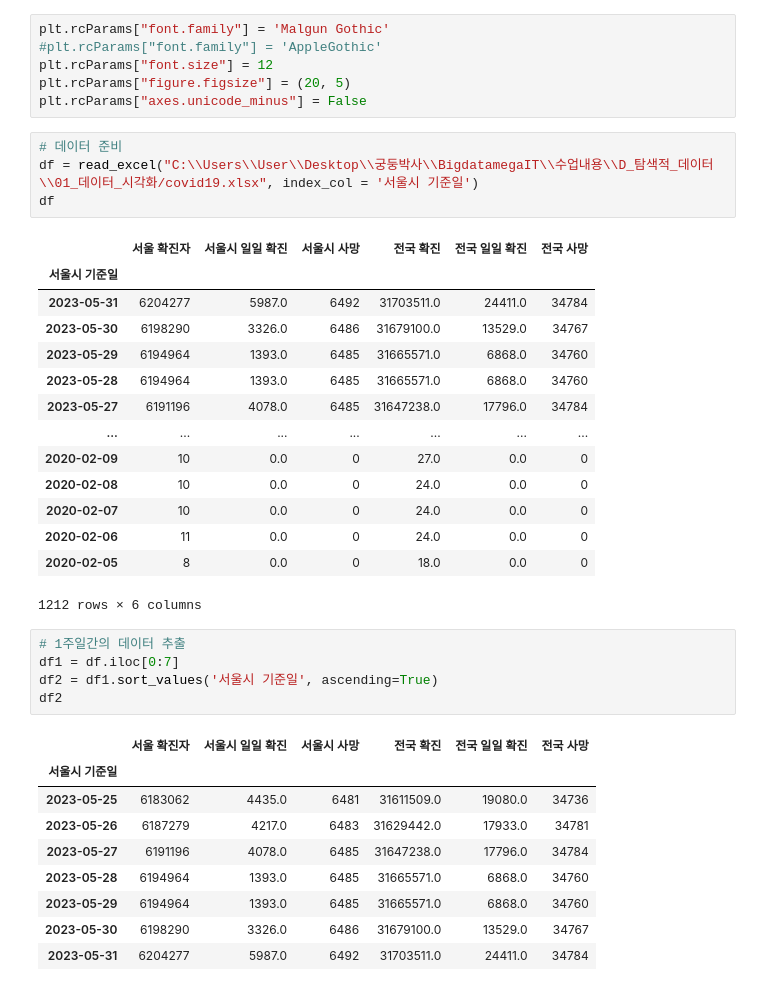
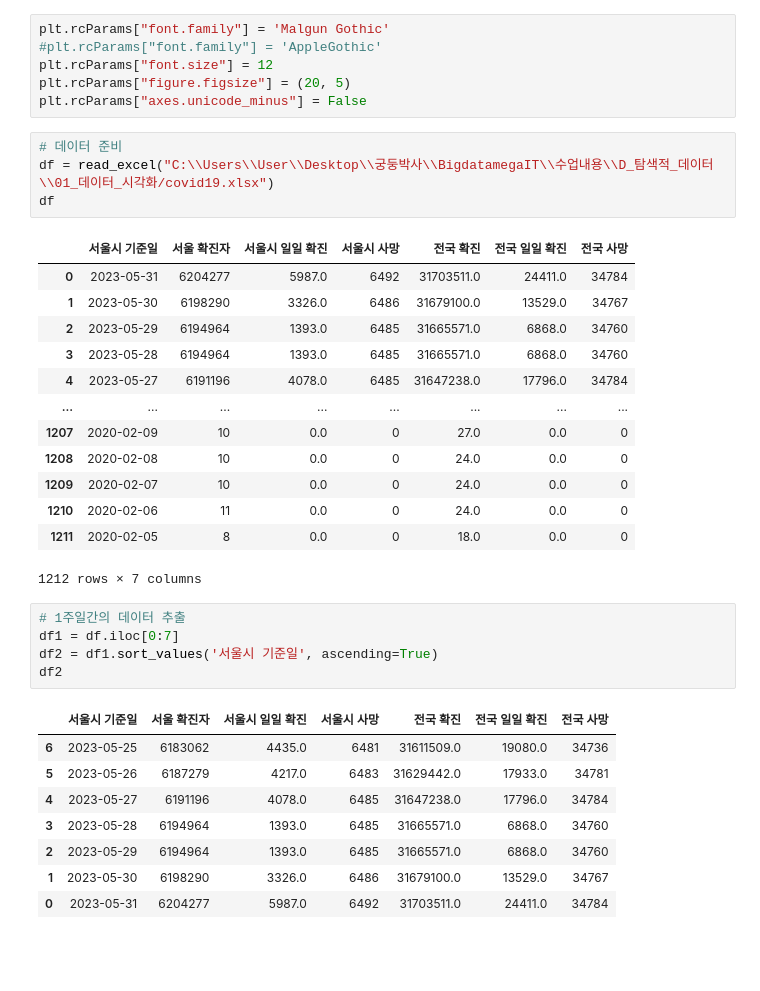
Before and after one commit to MDBluequasar/BigdatamegaIT, a Jupyter notebook: 수업내용/D_탐색적_데이터/01_데이터_시각화/연습문제(2)나의풀이.ipynb, the cells around one changed output. Cells and saved outputs as stored; diff of their text form; blank space fills up the shorter version.

```diff
--- a/수업내용/D_탐색적_데이터/01_데이터_시각화/연습문제(2)나의풀이.ipynb
+++ b/수업내용/D_탐색적_데이터/01_데이터_시각화/연습문제(2)나의풀이.ipynb
@@ -11,35 +11,33 @@ plt.rcParams["figure.figsize"] = (20, 5)
 plt.rcParams["axes.unicode_minus"] = False
 # %%
 # 데이터 준비
-df = read_excel("C:\\Users\\User\\Desktop\\궁둥박사\\BigdatamegaIT\\수업내용\\D_탐색적_데이터\\01_데이터_시각화/covid19.xlsx", index_col = '서울시 기준일')
+df = read_excel("C:\\Users\\User\\Desktop\\궁둥박사\\BigdatamegaIT\\수업내용\\D_탐색적_데이터\\01_데이터_시각화/covid19.xlsx")
 df
 # %% [output]
-|  | 서울 확진자 | 서울시 일일 확진 | 서울시 사망 | 전국 확진 | 전국 일일 확진 | 전국 사망 |
-| 서울시 기준일 |  |  |  |  |  |  |
-| 2023-05-31 | 6204277 | 5987.0 | 6492 | 31703511.0 | 24411.0 | 34784 |
-| 2023-05-30 | 6198290 | 3326.0 | 6486 | 31679100.0 | 13529.0 | 34767 |
-| 2023-05-29 | 6194964 | 1393.0 | 6485 | 31665571.0 | 6868.0 | 34760 |
-| 2023-05-28 | 6194964 | 1393.0 | 6485 | 31665571.0 | 6868.0 | 34760 |
-| 2023-05-27 | 6191196 | 4078.0 | 6485 | 31647238.0 | 17796.0 | 34784 |
-| ... | ... | ... | ... | ... | ... | ... |
-| 2020-02-09 | 10 | 0.0 | 0 | 27.0 | 0.0 | 0 |
-| 2020-02-08 | 10 | 0.0 | 0 | 24.0 | 0.0 | 0 |
-| 2020-02-07 | 10 | 0.0 | 0 | 24.0 | 0.0 | 0 |
-| 2020-02-06 | 11 | 0.0 | 0 | 24.0 | 0.0 | 0 |
-| 2020-02-05 | 8 | 0.0 | 0 | 18.0 | 0.0 | 0 |
+|  | 서울시 기준일 | 서울 확진자 | 서울시 일일 확진 | 서울시 사망 | 전국 확진 | 전국 일일 확진 | 전국 사망 |
+| 0 | 2023-05-31 | 6204277 | 5987.0 | 6492 | 31703511.0 | 24411.0 | 34784 |
+| 1 | 2023-05-30 | 6198290 | 3326.0 | 6486 | 31679100.0 | 13529.0 | 34767 |
+| 2 | 2023-05-29 | 6194964 | 1393.0 | 6485 | 31665571.0 | 6868.0 | 34760 |
+| 3 | 2023-05-28 | 6194964 | 1393.0 | 6485 | 31665571.0 | 6868.0 | 34760 |
+| 4 | 2023-05-27 | 6191196 | 4078.0 | 6485 | 31647238.0 | 17796.0 | 34784 |
+| ... | ... | ... | ... | ... | ... | ... | ... |
+| 1207 | 2020-02-09 | 10 | 0.0 | 0 | 27.0 | 0.0 | 0 |
+| 1208 | 2020-02-08 | 10 | 0.0 | 0 | 24.0 | 0.0 | 0 |
+| 1209 | 2020-02-07 | 10 | 0.0 | 0 | 24.0 | 0.0 | 0 |
+| 1210 | 2020-02-06 | 11 | 0.0 | 0 | 24.0 | 0.0 | 0 |
+| 1211 | 2020-02-05 | 8 | 0.0 | 0 | 18.0 | 0.0 | 0 |
-1212 rows × 6 columns
+1212 rows × 7 columns
 # %%
 # 1주일간의 데이터 추출
 df1 = df.iloc[0:7]
 df2 = df1.sort_values('서울시 기준일', ascending=True)
 df2
 # %% [output]
-|  | 서울 확진자 | 서울시 일일 확진 | 서울시 사망 | 전국 확진 | 전국 일일 확진 | 전국 사망 |
-| 서울시 기준일 |  |  |  |  |  |  |
-| 2023-05-25 | 6183062 | 4435.0 | 6481 | 31611509.0 | 19080.0 | 34736 |
-| 2023-05-26 | 6187279 | 4217.0 | 6483 | 31629442.0 | 17933.0 | 34781 |
-| 2023-05-27 | 6191196 | 4078.0 | 6485 | 31647238.0 | 17796.0 | 34784 |
-| 2023-05-28 | 6194964 | 1393.0 | 6485 | 31665571.0 | 6868.0 | 34760 |
-| 2023-05-29 | 6194964 | 1393.0 | 6485 | 31665571.0 | 6868.0 | 34760 |
-| 2023-05-30 | 6198290 | 3326.0 | 6486 | 31679100.0 | 13529.0 | 34767 |
-| 2023-05-31 | 6204277 | 5987.0 | 6492 | 31703511.0 | 24411.0 | 34784 |
+|  | 서울시 기준일 | 서울 확진자 | 서울시 일일 확진 | 서울시 사망 | 전국 확진 | 전국 일일 확진 | 전국 사망 |
+| 6 | 2023-05-25 | 6183062 | 4435.0 | 6481 | 31611509.0 | 19080.0 | 34736 |
+| 5 | 2023-05-26 | 6187279 | 4217.0 | 6483 | 31629442.0 | 17933.0 | 34781 |
+| 4 | 2023-05-27 | 6191196 | 4078.0 | 6485 | 31647238.0 | 17796.0 | 34784 |
+| 3 | 2023-05-28 | 6194964 | 1393.0 | 6485 | 31665571.0 | 6868.0 | 34760 |
+| 2 | 2023-05-29 | 6194964 | 1393.0 | 6485 | 31665571.0 | 6868.0 | 34760 |
+| 1 | 2023-05-30 | 6198290 | 3326.0 | 6486 | 31679100.0 | 13529.0 | 34767 |
+| 0 | 2023-05-31 | 6204277 | 5987.0 | 6492 | 31703511.0 | 24411.0 | 34784 |
```
Also changed, not shown: parts of 2 cells of this notebook, 10 other files.
